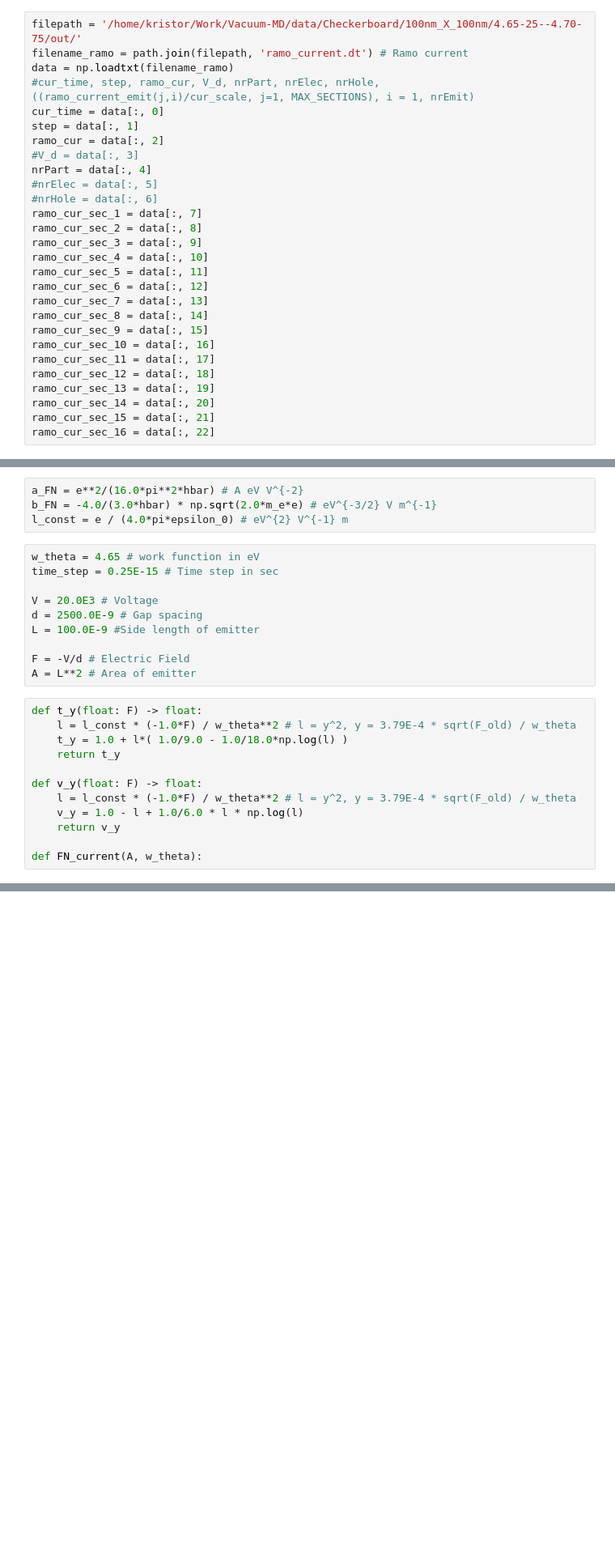
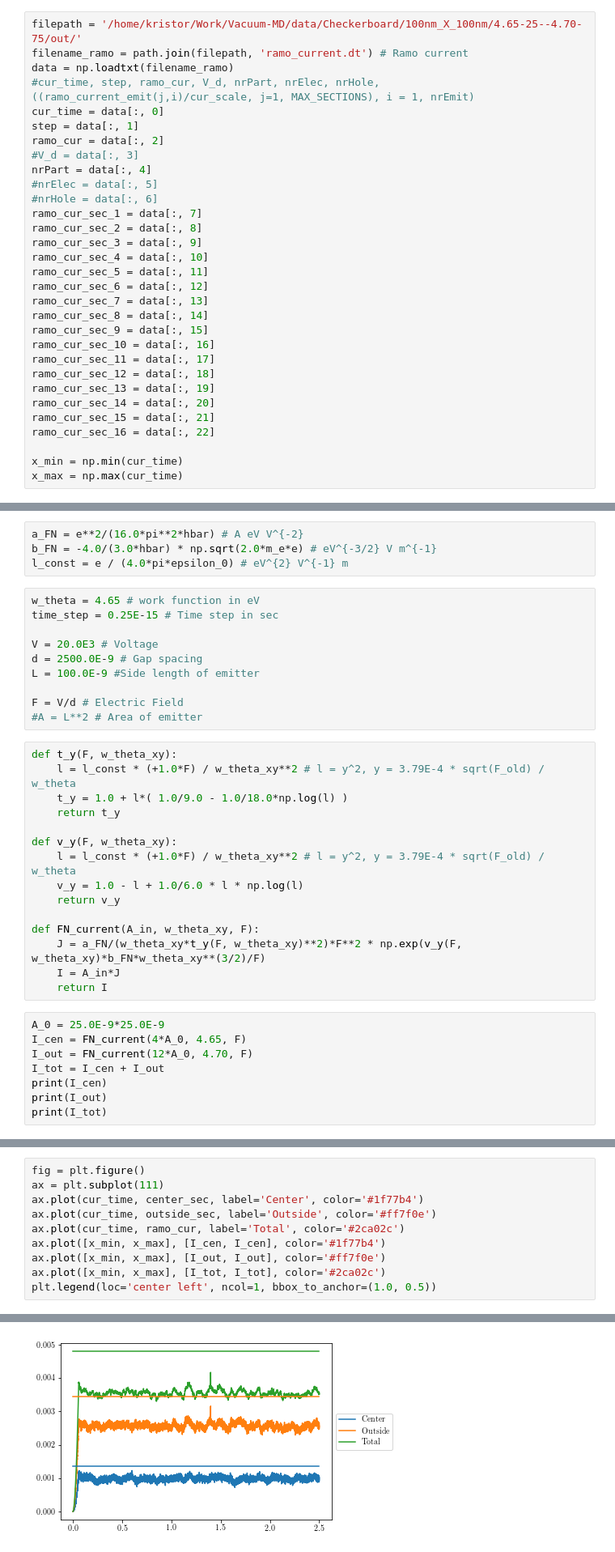
Before and after one commit to NanoPhysicsCenter/RUMDEED, a Jupyter notebook: scripts/density plots/Current_sec.ipynb, the cells around one changed output, grey strips where cells are left out. Shown: that part at 81% size. Cells and saved outputs as stored; diff of their text form; blank space fills up the shorter version.

```diff
--- a/scripts/density plots/Current_sec.ipynb
+++ b/scripts/density plots/Current_sec.ipynb
@@ -32,6 +32,9 @@ ramo_cur_sec_13 = data[:, 19]
 ramo_cur_sec_14 = data[:, 20]
 ramo_cur_sec_15 = data[:, 21]
 ramo_cur_sec_16 = data[:, 22]
+
+x_min = np.min(cur_time)
+x_max = np.max(cur_time)
 # %%
 plt.plot(cur_time, ramo_cur)
 # %% [output]
@@ -79,17 +84,28 @@ V = 20.0E3 # Voltage
 d = 2500.0E-9 # Gap spacing
 L = 100.0E-9 #Side length of emitter
 
-F = -V/d # Electric Field
-A = L**2 # Area of emitter
+F = V/d # Electric Field
+#A = L**2 # Area of emitter
 # %%
-def t_y(float: F) -> float:
-    l = l_const * (-1.0*F) / w_theta**2 # l = y^2, y = 3.79E-4 * sqrt(F_old) / w_theta
+def t_y(F, w_theta_xy):
+    l = l_const * (+1.0*F) / w_theta_xy**2 # l = y^2, y = 3.79E-4 * sqrt(F_old) / w_theta
     t_y = 1.0 + l*( 1.0/9.0 - 1.0/18.0*np.log(l) )
     return t_y
 
-def v_y(float: F) -> float:
-    l = l_const * (-1.0*F) / w_theta**2 # l = y^2, y = 3.79E-4 * sqrt(F_old) / w_theta
+def v_y(F, w_theta_xy):
+    l = l_const * (+1.0*F) / w_theta_xy**2 # l = y^2, y = 3.79E-4 * sqrt(F_old) / w_theta
     v_y = 1.0 - l + 1.0/6.0 * l * np.log(l)
     return v_y
 
-def FN_current(A, w_theta):
+def FN_current(A_in, w_theta_xy, F):
+    J = a_FN/(w_theta_xy*t_y(F, w_theta_xy)**2)*F**2 * np.exp(v_y(F, w_theta_xy)*b_FN*w_theta_xy**(3/2)/F)
+    I = A_in*J
+    return I
+# %%
+A_0 = 25.0E-9*25.0E-9
+I_cen = FN_current(4*A_0, 4.65, F)
+I_out = FN_current(12*A_0, 4.70, F)
+I_tot = I_cen + I_out
+print(I_cen)
+print(I_out)
+print(I_tot)
@@ -95,0 +124,11 @@ def FN_current(A, w_theta):
+# %%
+fig = plt.figure()
+ax = plt.subplot(111)
+ax.plot(cur_time, center_sec, label='Center', color='#1f77b4')
+ax.plot(cur_time, outside_sec, label='Outside', color='#ff7f0e')
+ax.plot(cur_time, ramo_cur, label='Total', color='#2ca02c')
+ax.plot([x_min, x_max], [I_cen, I_cen], color='#1f77b4')
+ax.plot([x_min, x_max], [I_out, I_out], color='#ff7f0e')
+ax.plot([x_min, x_max], [I_tot, I_tot], color='#2ca02c')
+plt.legend(loc='center left', ncol=1, bbox_to_anchor=(1.0, 0.5))
+# %% [output]
@@ -95,0 +136 @@ def FN_current(A, w_theta):
+[figure, added]
```
Also changed, not shown: parts of 10 cells of this notebook, 3 other files.
